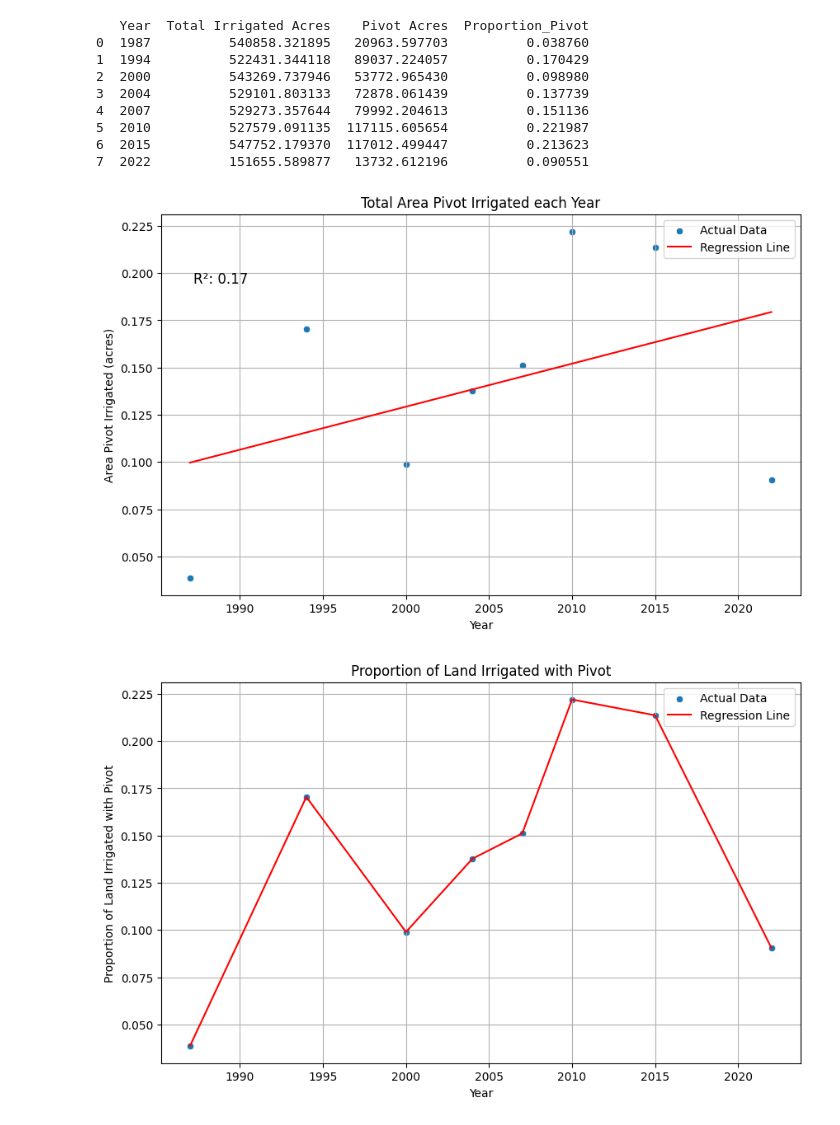
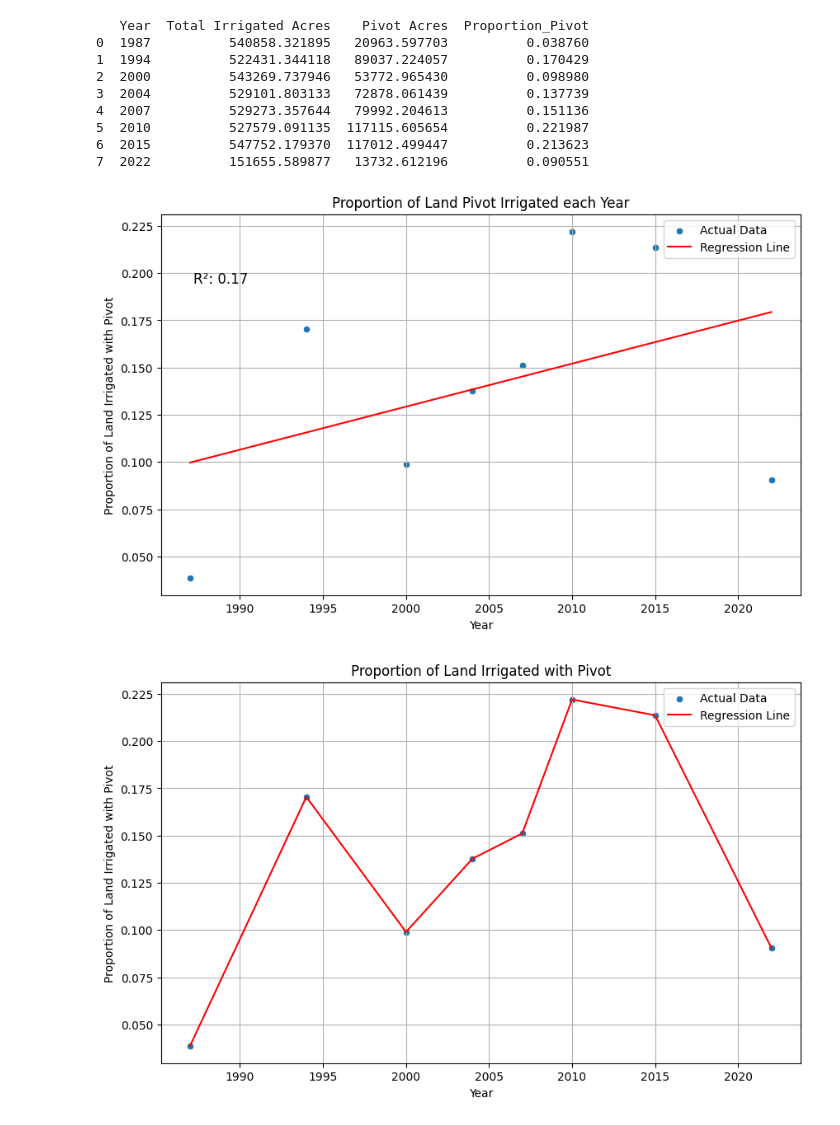
Before and after one commit to carlibeisel/irrigation_efficiency_change, a Jupyter notebook: pivot_irrigation.ipynb, the cells around one changed output. Saved outputs shown, nothing was run; the diff lists cells and outputs as text; code cells hidden in the pictures.

```diff
--- a/pivot_irrigation.ipynb
+++ b/pivot_irrigation.ipynb
@@ -324,36 +324,36 @@ model = LinearRegression()
 X = df[['Year']]
 y = df['Proportion_Pivot']
 model.fit(X, y)
 
 # Predict values using the fitted model
 df['Predicted_Acres'] = model.predict(X)
 
 # Calculate the R² value
 r_squared = model.score(X, y)
 
 # Plot scatter plot and regression line
 plt.figure(figsize=(10, 6))
 sns.scatterplot(data=df, x='Year', y='Proportion_Pivot', marker='o', label='Actual Data')
 plt.plot(df['Year'], df['Predicted_Acres'], color='red', label='Regression Line')
 
 # Customize the plot
-plt.title('Total Area Pivot Irrigated each Year')
+plt.title('Proportion of Land Pivot Irrigated each Year')
 plt.xlabel('Year')
-plt.ylabel('Area Pivot Irrigated (acres)')
+plt.ylabel('Proportion of Land Irrigated with Pivot')
 plt.grid(True)
 plt.legend()
 
 # Annotate the R² value on the plot
 plt.text(
     0.05, 0.85, f'R²: {r_squared:.2f}',
     transform=plt.gca().transAxes, fontsize=12, verticalalignment='top'
 )
 
 # Show the plot
 plt.savefig('/content/drive/MyDrive/Carli Thesis/Figures/pivot_regression.tiff', format='tiff', dpi=300)
 plt.show()
 # %% [output]
-[figure, old version]
+[figure, new version]
 # %%
 # Line graph with pivot proportion
 plt.figure(figsize=(10, 6))
```
